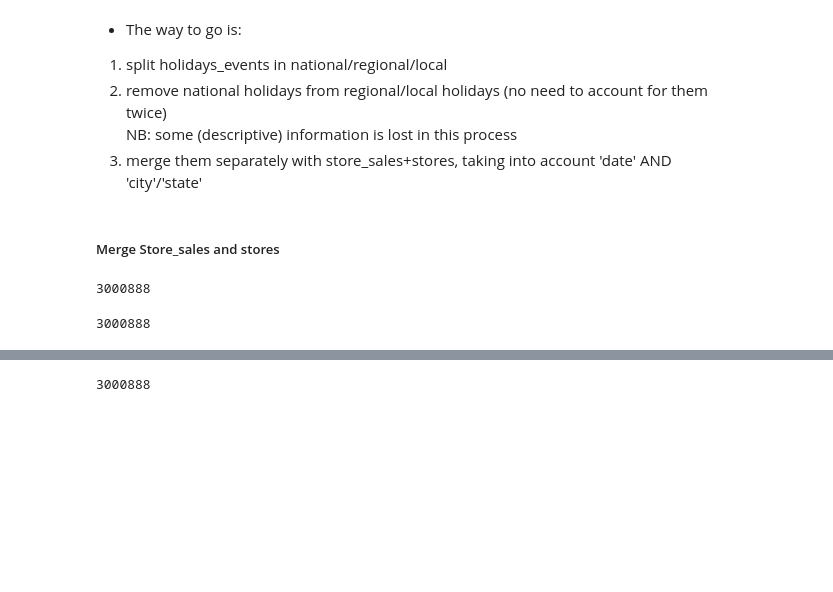
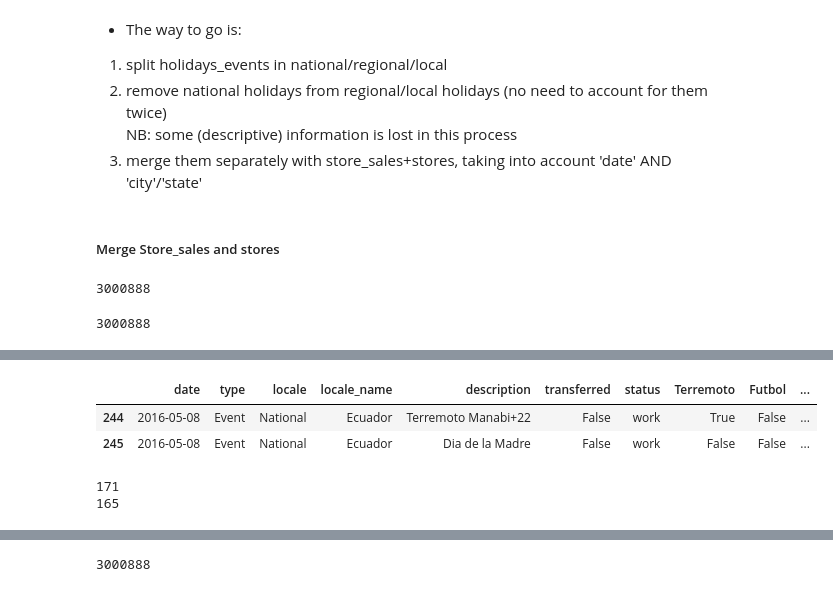
Before and after one commit to bertlem/kaggle-store-sales-ts-forecasting, a Jupyter notebook: data_cleaning.ipynb, the cells around one changed output, grey strips where cells are left out. Cells and saved outputs as stored; diff of their text form; code cells hidden in the pictures; blank space fills up the shorter version.

```diff
--- a/data_cleaning.ipynb
+++ b/data_cleaning.ipynb
@@ -343,0 +373,15 @@ list_national = national['date'].to_list()
+# %%
+national.loc[national.date=='2016-05-08']
+# %% [output]
+|  | date | type | locale | locale_name | description | transferred | status | Terremoto | Futbol | ... |
+| 244 | 2016-05-08 | Event | National | Ecuador | Terremoto Manabi+22 | False | work | True | False | ... |
+| 245 | 2016-05-08 | Event | National | Ecuador | Dia de la Madre | False | work | False | False | ... |
+# %%
+# They will be removed
+print(len(national))
+national = national.loc[~national.date.isin(['2016-05-01', '2016-05-07', '2016-05-08'])]
+print(len(national))
+# Then reintroduced manually
+# %% [output]
+171
+165
```
Also changed, not shown: parts of 19 cells of this notebook, 28 other files.
